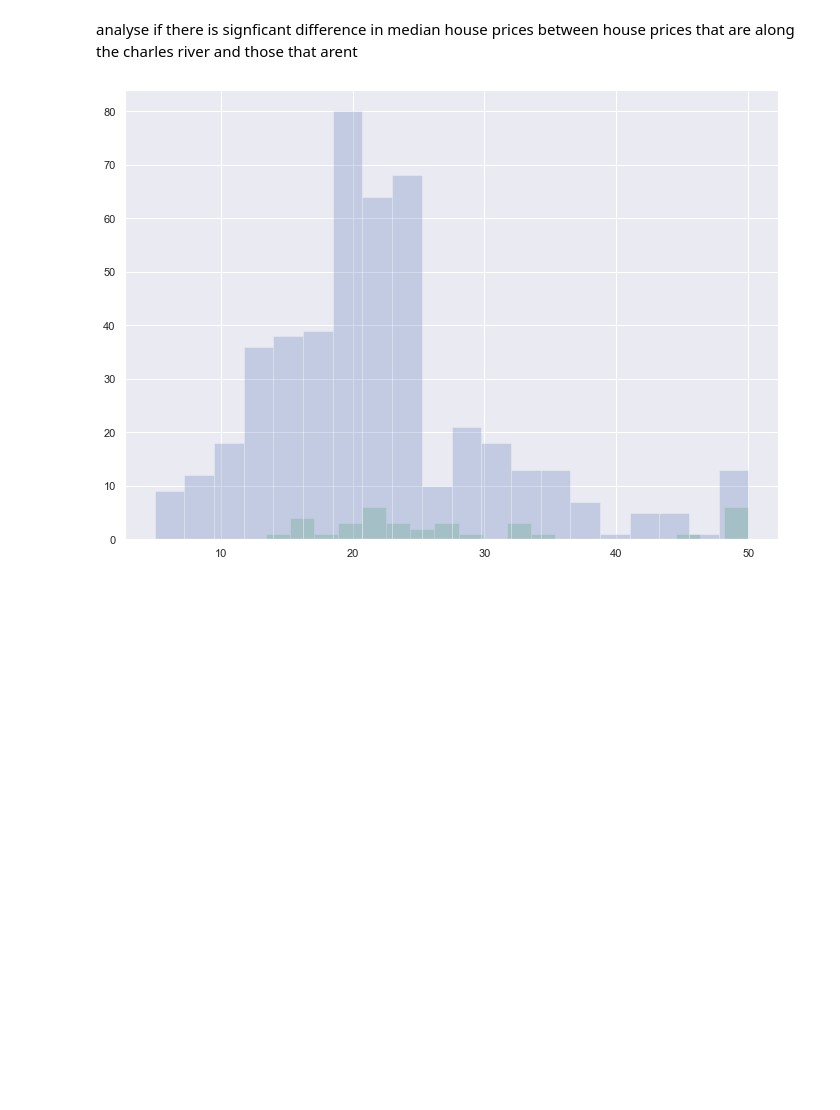
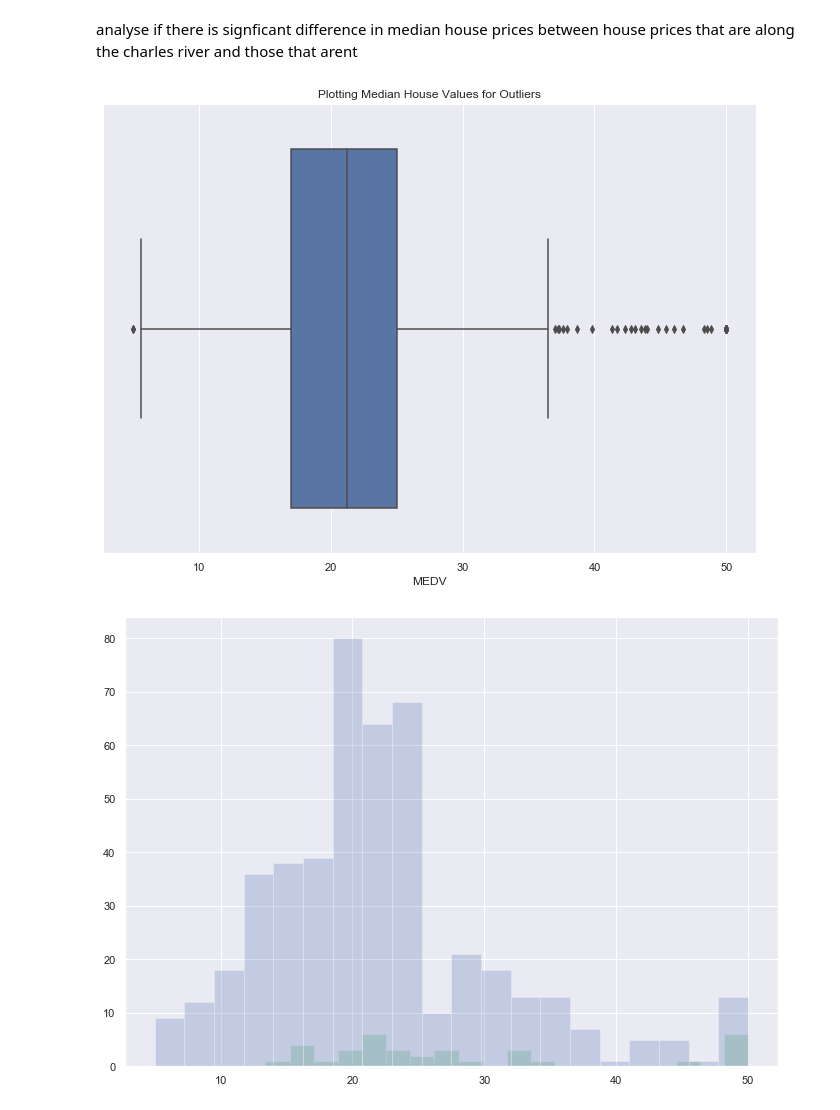
Before and after one commit to ClaireDrummond/MachineLearnStats-Project, a Jupyter notebook: BostonHousePrices.ipynb, the cells around one changed output. Drawn from its saved outputs; the diff is of its cells as text; code cells hidden in the pictures; blank space fills up the shorter version.

```diff
--- a/BostonHousePrices.ipynb
+++ b/BostonHousePrices.ipynb
@@ -327,6 +355,10 @@ dis: weighted mean of distances to five Boston employment centres.
 # Inferential Statistics
 # %% [markdown]
 analyse if there is signficant difference in median house prices between house prices that are along the charles river and those that arent
+# %%
+ax = sns.boxplot(x=df["MEDV"]).set_title('Plotting Median House Values for Outliers')
+# %% [output]
+[figure, added]
 # %%
 # Splitting the dataframe into two - houses that are along the charles river and house that arent
 df_nearriver = df[df["CHAS"]==1]
```
Also changed, not shown: parts of 33 cells of this notebook, 1 other file.
